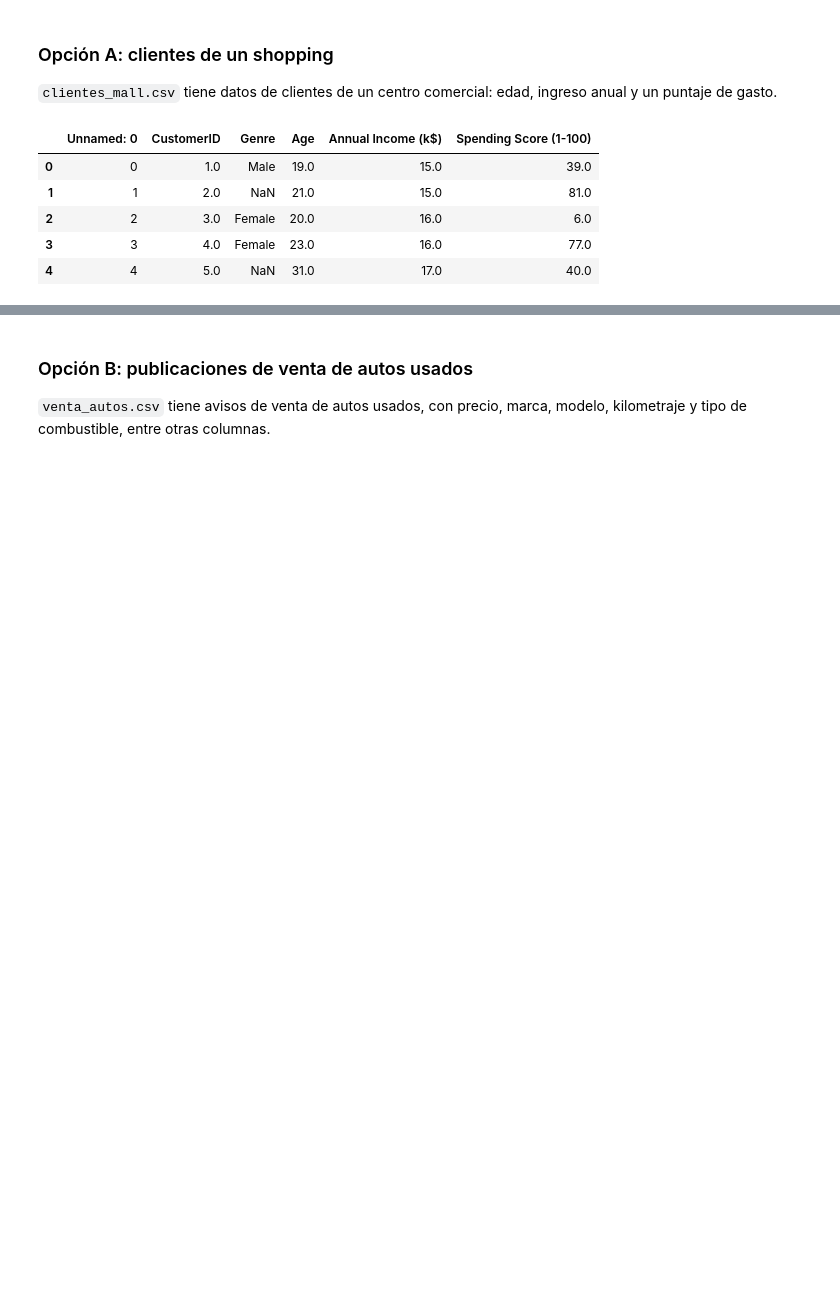
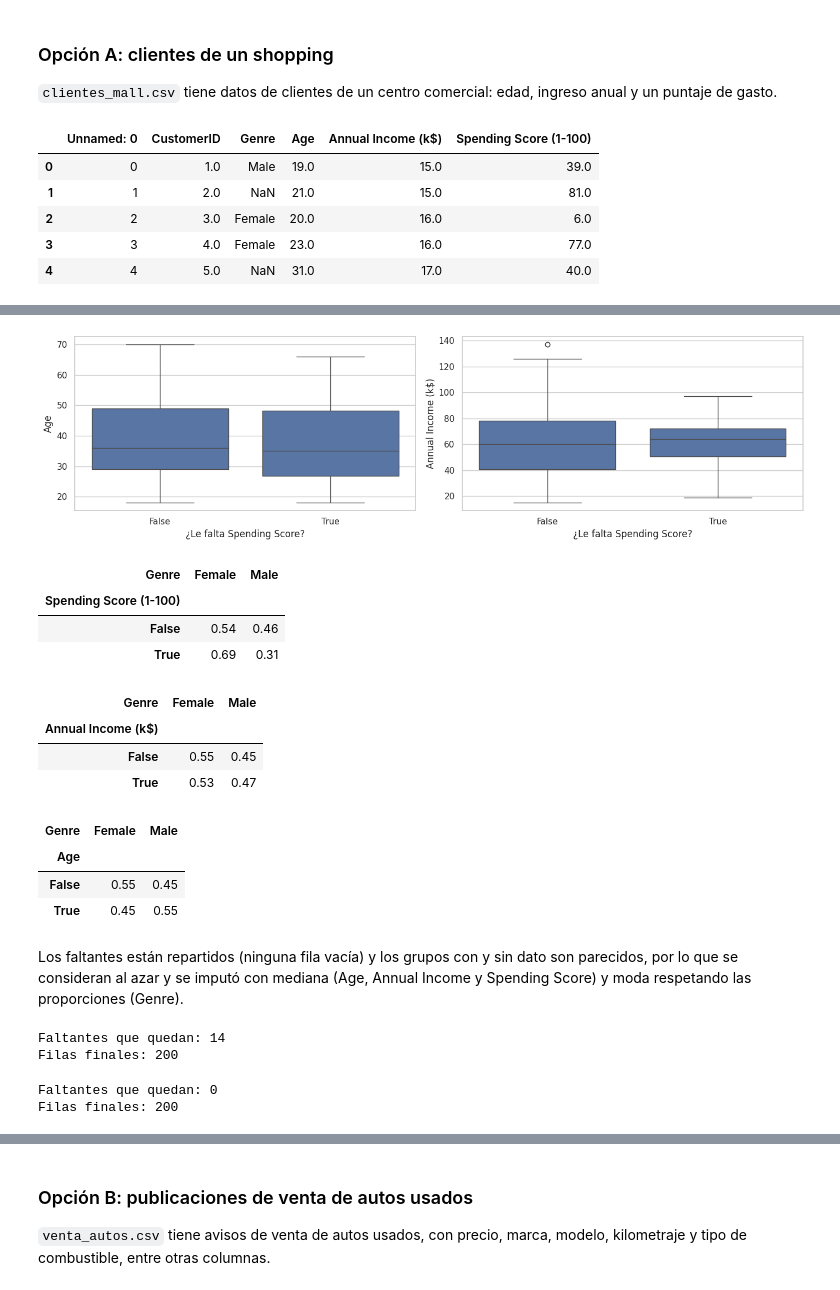
Before and after one commit to EmiiFernandez/actividades_data_sciente_ypf, a Jupyter notebook: notebook/C11_Notebook-15.ipynb, the cells around one changed output, grey strips where cells are left out. Cells and saved outputs as stored; diff of their text form; code cells hidden in the pictures; blank space fills up the shorter version.

```diff
--- a/notebook/C11_Notebook-15.ipynb
+++ b/notebook/C11_Notebook-15.ipynb
@@ -461,0 +593,61 @@ clientes.head()
+# %%
+fig, ax = plt.subplots(1, 2, figsize=(14, 4))
+
+sns.boxplot(x=clientes['Spending Score (1-100)'].isna(), y=clientes['Age'], ax=ax[0])
+sns.boxplot(x=clientes['Spending Score (1-100)'].isna(), y=clientes['Annual Income (k$)'], ax=ax[1])
+
+for a in ax:
+    a.set_xlabel('¿Le falta Spending Score?')
+
+plt.tight_layout()
+plt.show()
+# %% [output]
+[figure, added]
+# %%
+pd.crosstab(clientes['Spending Score (1-100)'].isna(), clientes['Genre'], normalize='index').round(2)
+# %% [output]
+| Genre | Female | Male |
+| Spending Score (1-100) |  |  |
+| False | 0.54 | 0.46 |
+| True | 0.69 | 0.31 |
+# %%
+pd.crosstab(clientes['Annual Income (k$)'].isna(), clientes['Genre'], normalize='index').round(2)
+# %% [output]
+| Genre | Female | Male |
+| Annual Income (k$) |  |  |
+| False | 0.55 | 0.45 |
+| True | 0.53 | 0.47 |
+# %%
+pd.crosstab(clientes['Age'].isna(), clientes['Genre'], normalize='index').round(2)
+# %% [output]
+| Genre | Female | Male |
+| Age |  |  |
+| False | 0.55 | 0.45 |
+| True | 0.45 | 0.55 |
+# %% [markdown]
+Los faltantes están repartidos (ninguna fila vacía) y los grupos con y sin dato son parecidos, por lo que se consideran al azar y se imputó con mediana (Age, Annual Income y Spending Score) y moda respetando las proporciones (Genre).
+# %%
+clientes_limpio = clientes.copy()
+
+columnas_numericas = clientes_limpio.select_dtypes(include=np.number).columns
+
+for col in columnas_numericas:
+    clientes_limpio[col] = clientes_limpio[col].fillna(clientes_limpio[col].median())
+
+print('Faltantes que quedan:', clientes_limpio.isna().sum().sum())
+print('Filas finales:', len(clientes_limpio))
+# %% [output]
+Faltantes que quedan: 14
+Filas finales: 200
+# %%
+proporciones = clientes_limpio['Genre'].value_counts(normalize=True)
+faltan = clientes_limpio['Genre'].isna()
+
+clientes_limpio.loc[faltan, 'Genre'] = np.random.default_rng(42).choice(
+    proporciones.index, size=faltan.sum(), p=proporciones.values)
+
+print('Faltantes que quedan:', clientes_limpio.isna().sum().sum())
+print('Filas finales:', len(clientes_limpio))
+# %% [output]
+Faltantes que quedan: 0
+Filas finales: 200
```
Also changed, not shown: parts of 14 cells of this notebook.
